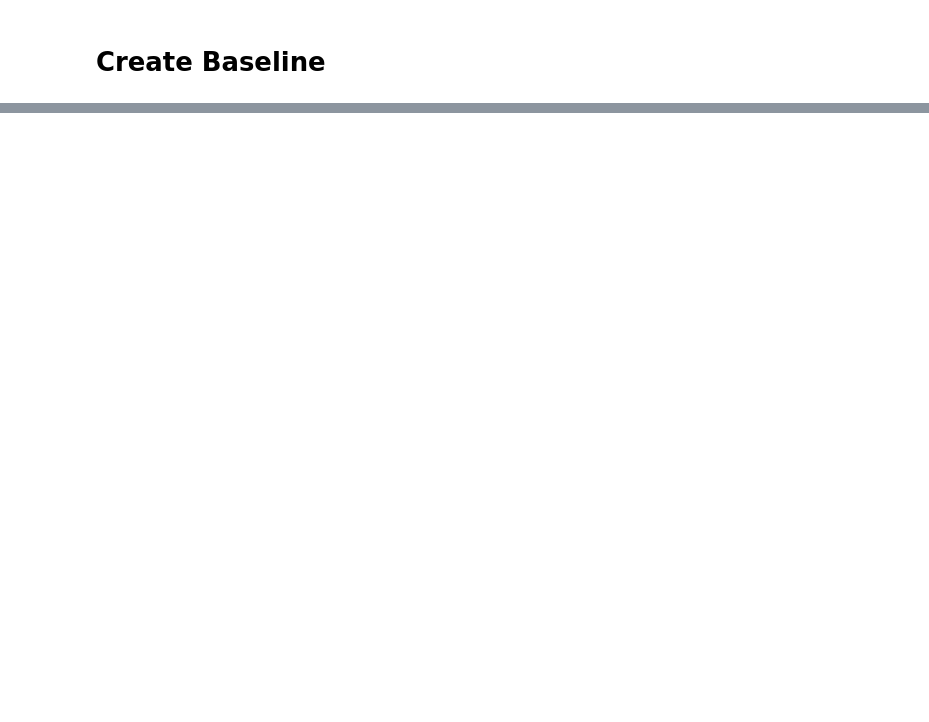
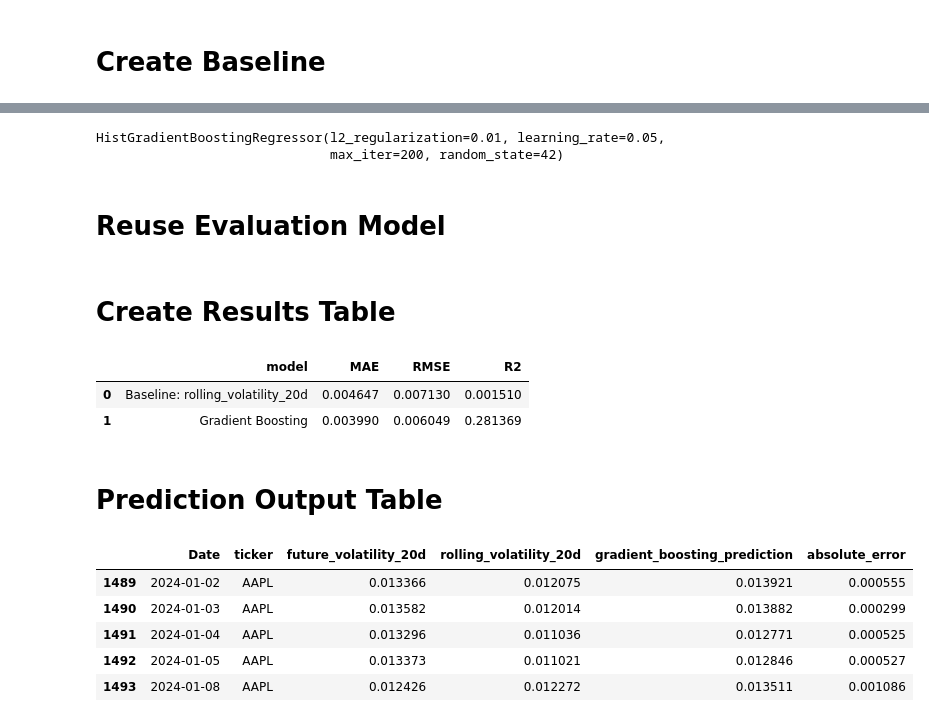
Before and after one commit to SamiiShabuse/INFO442-Group-Project, a Jupyter notebook: notebooks/06_gradient_boosting_volatility.ipynb, the cells around one changed output, grey strips where cells are left out. Drawn from its saved outputs; the diff is of its cells as text; code cells hidden in the pictures; blank space fills up the shorter version.

```diff
--- a/notebooks/06_gradient_boosting_volatility.ipynb
+++ b/notebooks/06_gradient_boosting_volatility.ipynb
@@ -63,0 +76,5 @@ baseline
+# %%
+gb_model.fit(X_train, y_train)
+# %% [output]
+HistGradientBoostingRegressor(l2_regularization=0.01, learning_rate=0.05,
+                              max_iter=200, random_state=42)
@@ -63,0 +83,2 @@ baseline
+# %% [markdown]
+# Reuse Evaluation Model
@@ -63,0 +97,32 @@ baseline
+# %% [markdown]
+# Create Results Table
+# %%
+results = pd.DataFrame([
+    evaluate_model("Baseline: rolling_volatility_20d", y_test, baseline_pred),
+    evaluate_model("Gradient Boosting", y_test, gb_pred)
+])
+
+results
+# %% [output]
+|  | model | MAE | RMSE | R2 |
+| 0 | Baseline: rolling_volatility_20d | 0.004647 | 0.007130 | 0.001510 |
+| 1 | Gradient Boosting | 0.003990 | 0.006049 | 0.281369 |
+# %% [markdown]
+# Prediction Output Table
+# %%
+prediction_results = test[["Date", "ticker", "future_volatility_20d", "rolling_volatility_20d"]].copy()
+
+prediction_results["gradient_boosting_prediction"] = gb_pred
+prediction_results["absolute_error"] = (
+    prediction_results["future_volatility_20d"]
+    - prediction_results["gradient_boosting_prediction"]
+).abs()
+
+prediction_results.head()
+# %% [output]
+|  | Date | ticker | future_volatility_20d | rolling_volatility_20d | gradient_boosting_prediction | absolute_error |
+| 1489 | 2024-01-02 | AAPL | 0.013366 | 0.012075 | 0.013921 | 0.000555 |
+| 1490 | 2024-01-03 | AAPL | 0.013582 | 0.012014 | 0.013882 | 0.000299 |
+| 1491 | 2024-01-04 | AAPL | 0.013296 | 0.011036 | 0.012771 | 0.000525 |
+| 1492 | 2024-01-05 | AAPL | 0.013373 | 0.011021 | 0.012846 | 0.000527 |
+| 1493 | 2024-01-08 | AAPL | 0.012426 | 0.012272 | 0.013511 | 0.001086 |
```
Also changed, not shown: parts of 11 cells of this notebook.
